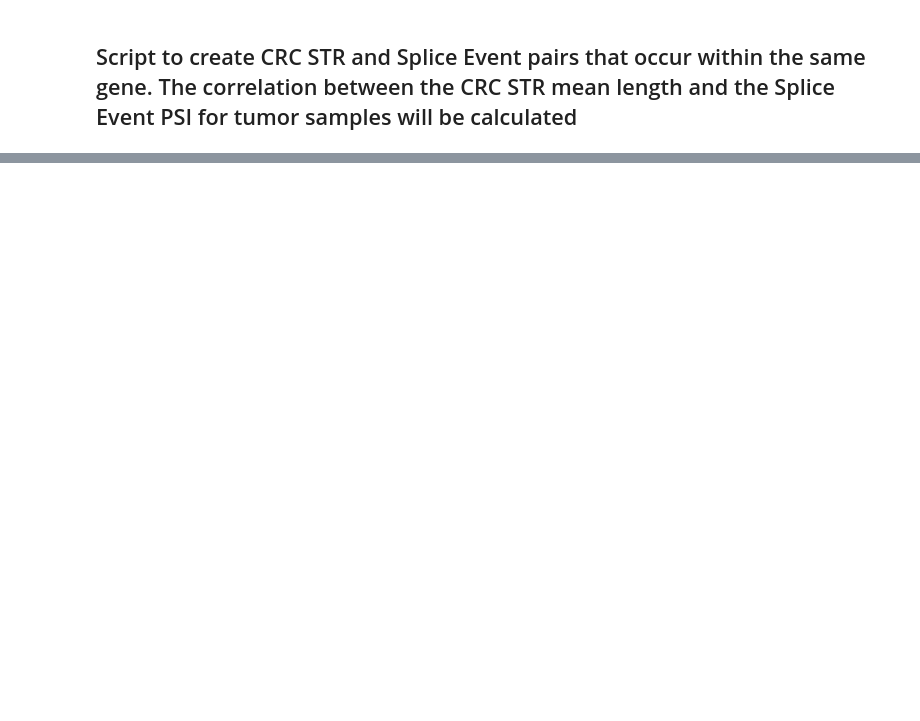
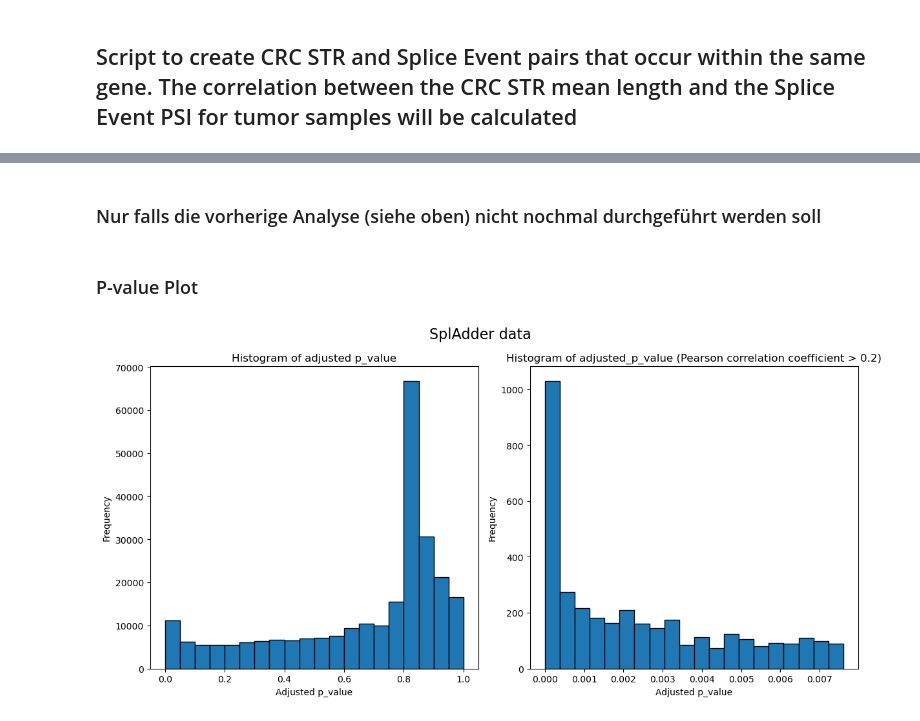
Before and after one commit to rabiaayyche/str_crc, a Jupyter notebook: src/str_ase.ipynb, the cells around one changed output, grey strips where cells are left out. Drawn from its saved outputs; the diff is of its cells as text; code cells hidden in the pictures; blank space fills up the shorter version.

```diff
--- a/src/str_ase.ipynb
+++ b/src/str_ase.ipynb
@@ -206,0 +235,29 @@ df_str_ase
+# %% [markdown]
+### Nur falls die vorherige Analyse (siehe oben) nicht nochmal durchgeführt werden soll
+# %%
+df_str_ase_spladder = pd.read_csv("/Users/aychaserradj/Desktop/ZHAW/Praktikum/data/SplAdder_STR_ASE_pairs_correlation.csv")
+df_str_ase_spladder_filtered = pd.read_csv("/Users/aychaserradj/Desktop/ZHAW/Praktikum/data/filtered_SplAdder_STR_ASE_pairs_correlation.csv")
+# %% [markdown]
+### P-value Plot
+# %%
+fig, axes = plt.subplots(nrows=1, ncols=2, figsize=(12, 6))
+
+# Plot the first histogram
+axes[0].hist(df_str_ase_spladder['adjusted_p_value'], bins=20, edgecolor='black')
+axes[0].set_xlabel('Adjusted p_value')
+axes[0].set_ylabel('Frequency')
+axes[0].set_title('Histogram of adjusted p_value')
+
+# Plot the second histogram
+axes[1].hist(df_str_ase_spladder_filtered['adjusted_p_value'], bins=20, edgecolor='black')
+axes[1].set_xlabel('Adjusted p_value')
+axes[1].set_ylabel('Frequency')
+axes[1].set_title('Histogram of adjusted_p_value (Pearson correlation coefficient > 0.2)')
+
+fig.suptitle('SplAdder data', fontsize=16)
+
+# Adjust layout
+plt.tight_layout()
+plt.show()
+# %% [output]
+[figure, added]
```
Also changed, not shown: parts of 57 cells of this notebook.
